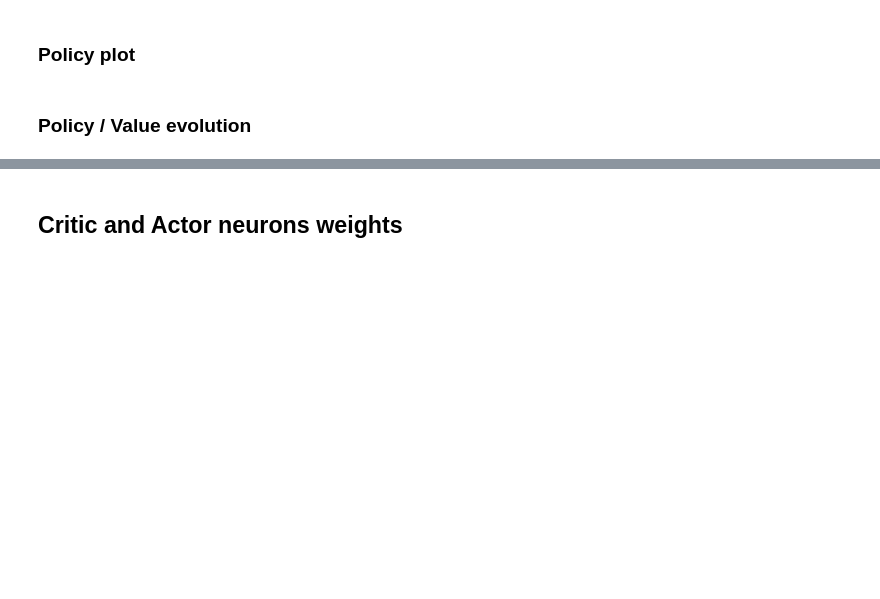
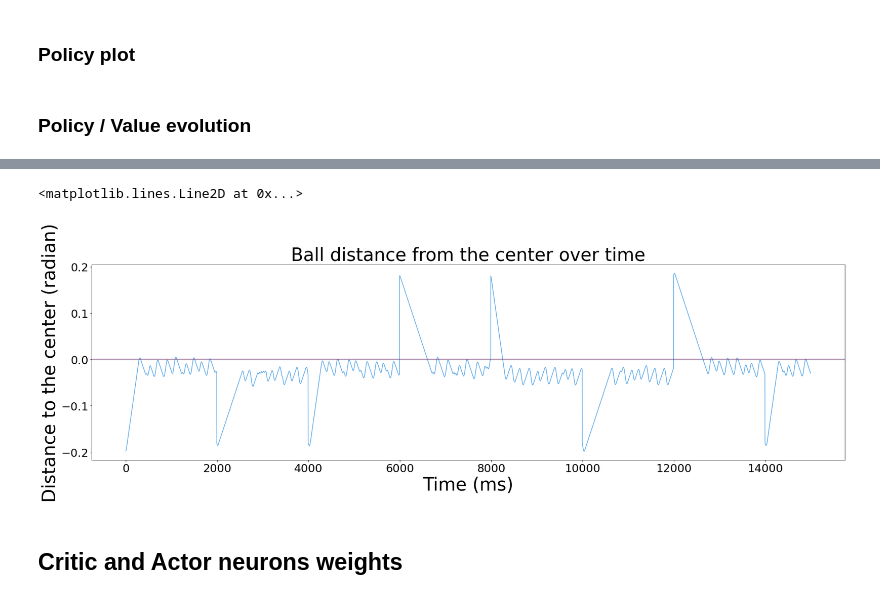
Before and after one commit to comsee-research/Neuvisys-analysis, a Jupyter notebook: Neuvisys.ipynb, the cells around one changed output, grey strips where cells are left out. Saved outputs shown, nothing was run; the diff lists cells and outputs as text; code cells hidden in the pictures; blank space fills up the shorter version.

```diff
--- a/Neuvisys.ipynb
+++ b/Neuvisys.ipynb
@@ -298,3 +320,14 @@ scores = validation_stabilisation_plot("/home/thomas/Networks/simulation/rl/orie
+# %%
+distance = np.load("/home/thomas/distance_inhibition.npy")
+plt.figure()
+plt.title("Ball distance from the center over time")
+plt.xlabel("Time (ms)")
+plt.ylabel("Distance to the center (radian)")
+plt.plot(distance[0:15000], color="#5DA9E9")
+plt.axhline(0, color="#6D326D")
+# %% [output]
+<matplotlib.lines.Line2D at 0x...>
+[figure, added]
 # %% [markdown]
 ## Critic and Actor neurons weights
 # %%
```
Also changed, not shown: parts of 9 cells of this notebook, 1 other file.
